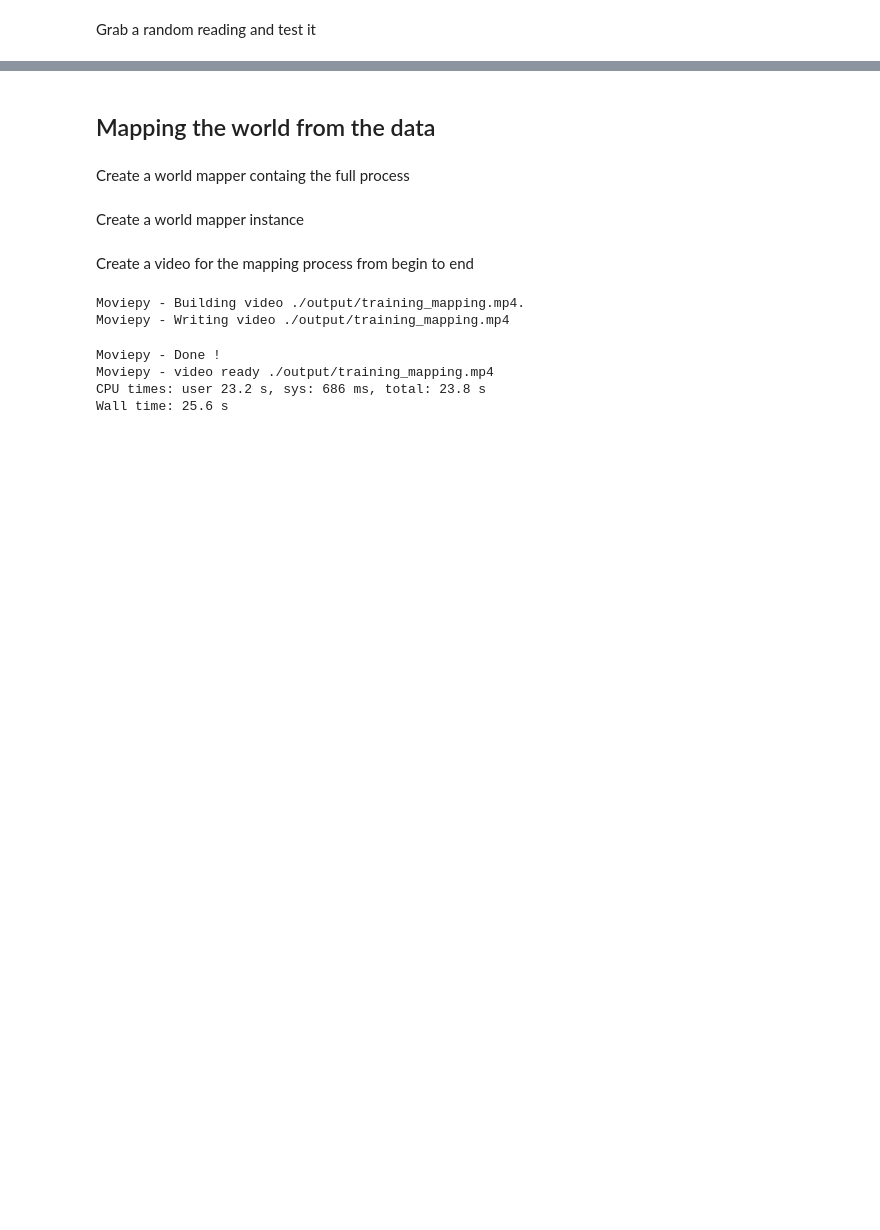
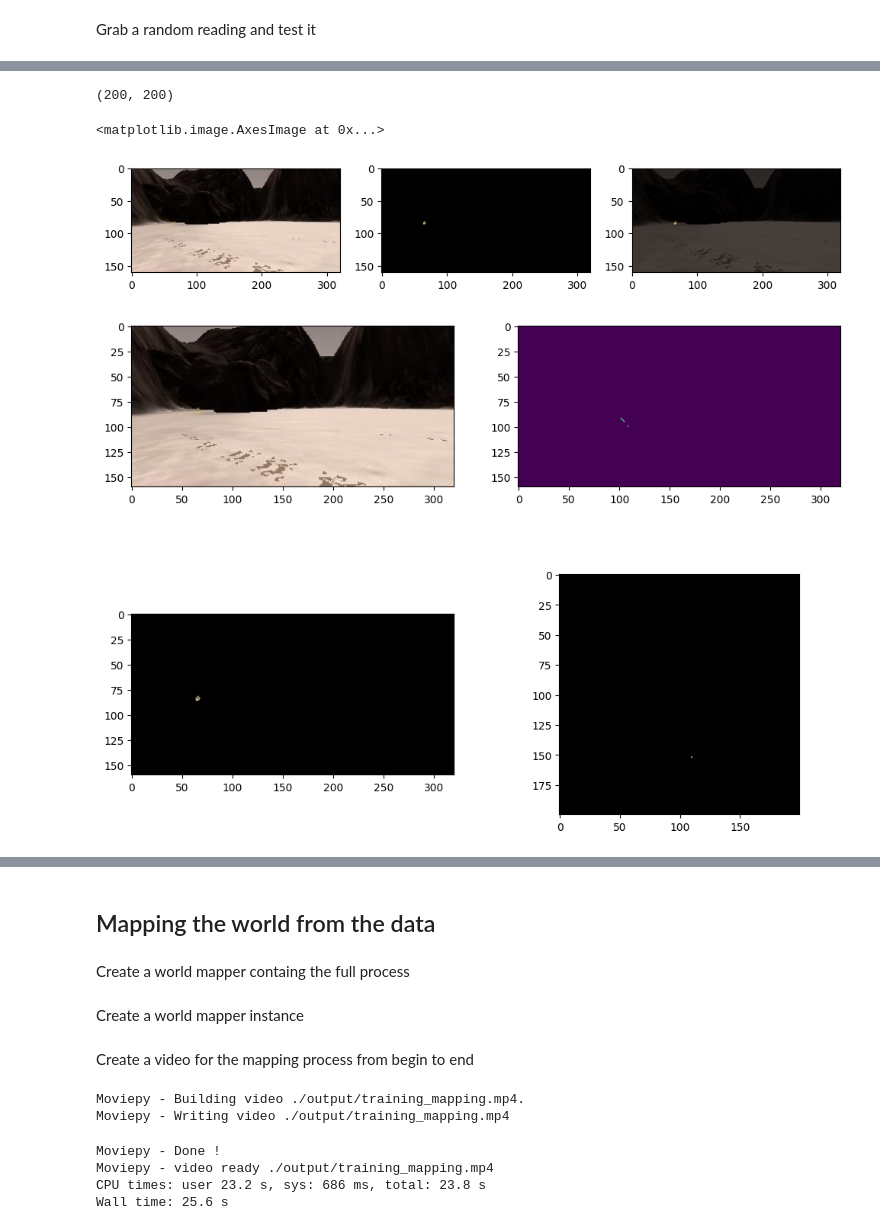
Before and after one commit to Ali-Elganzory/Rover, a Jupyter notebook: main.ipynb, the cells around one changed output, grey strips where cells are left out. Cells and saved outputs as stored; diff of their text form; code cells hidden in the pictures; blank space fills up the shorter version.

```diff
--- a/main.ipynb
+++ b/main.ipynb
@@ -343,0 +356,31 @@ _ = plt.arrow(0, 0, x_arrow, y_arrow, color='red', zorder=2, head_width=10, widt
+# %%
+# Add rocks if present
+thresholded_rocks, blended_rocks = rock_thresh(image)
+color_threshed_rocks = color_thresh(thresholded_rocks)
+warped_rocks = perspect_transform(color_threshed_rocks, source, destination)
+xpix_rocks, ypix_rocks = rover_coords(color_threshed_rocks)
+xpix_world_rocks, ypix_world_rocks = pix_to_world(xpix_rocks,
+                                                  ypix_rocks,
+                                                  data_point['X_Position'],
+                                                  data_point['Y_Position'],
+                                                  data_point['Yaw'],
+                                                  SCALE,
+                                                  WORLD_SIZE,)
+transformed_rocks = trans_pix_to_img(xpix_world_rocks, ypix_world_rocks, WORLD_SIZE)
+
+colored_transformed_rocks =
+
+fig = plt.figure(figsize=(12,9))
+plt.subplot(221)
+plt.imshow(image)
+plt.subplot(222)
+plt.imshow(warped_rocks)
+plt.subplot(223)
+plt.imshow(thresholded_rocks)
+plt.subplot(224)
+plt.imshow(transformed_rocks, cmap='gray')
+# %% [output]
+(200, 200)
+<matplotlib.image.AxesImage at 0x...>
+[figure, added]
+[figure, added]
```
Also changed, not shown: parts of 8 cells of this notebook, 1 other file.
